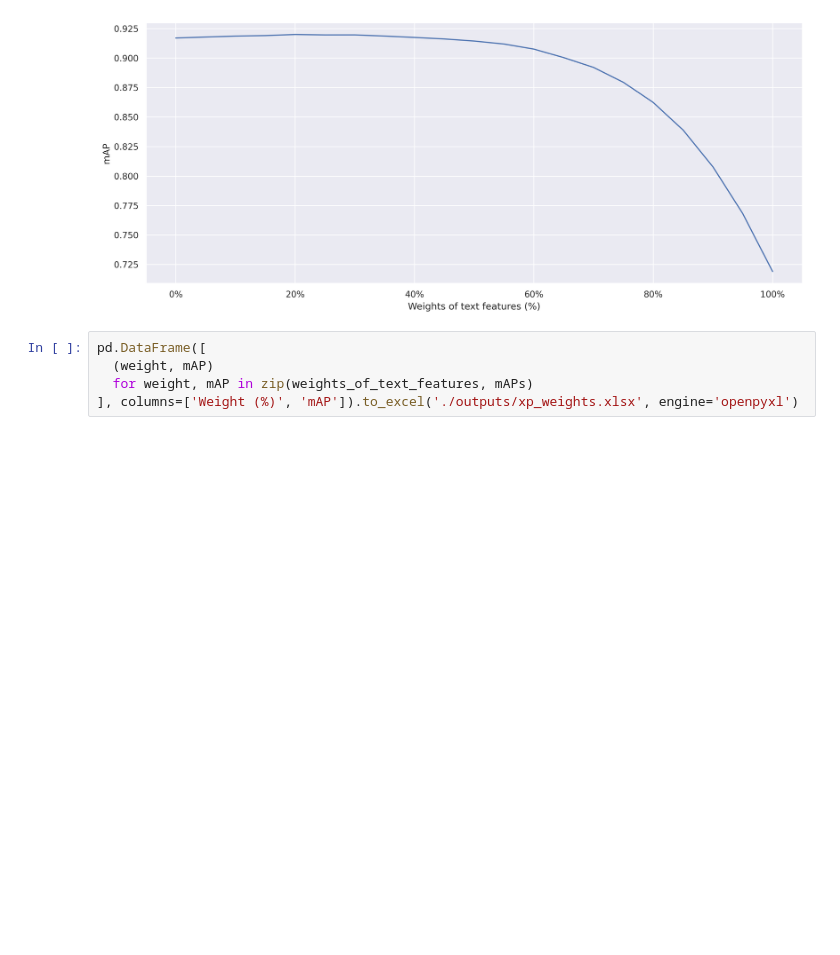
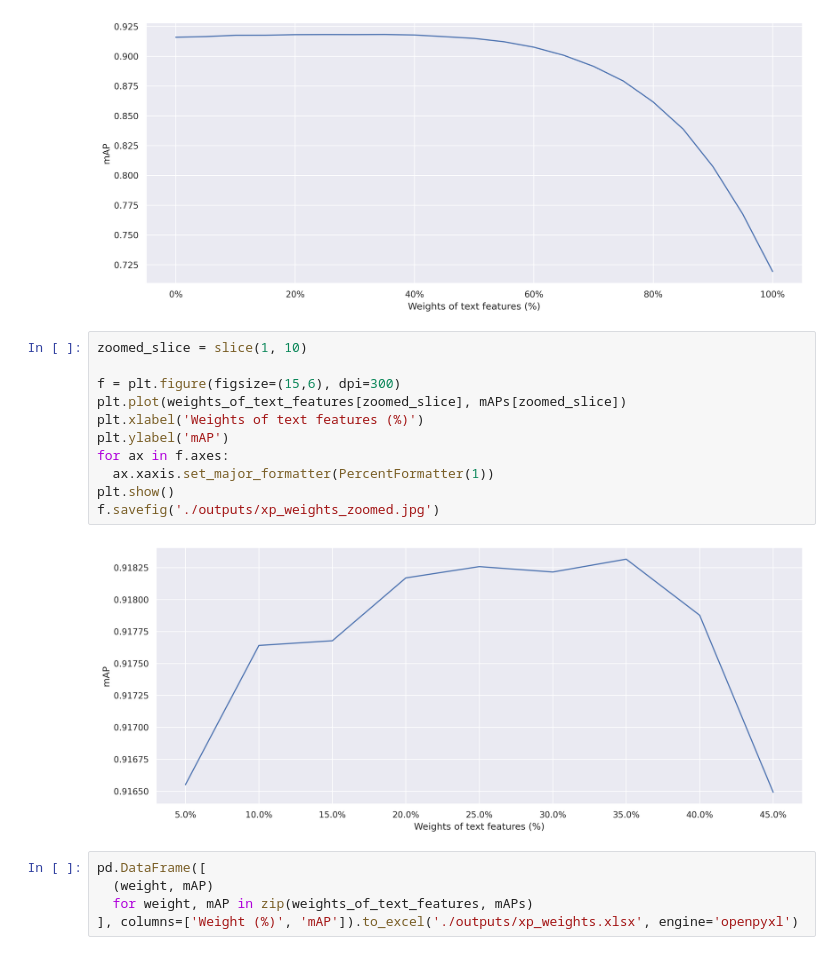
Before and after one commit to AwePhD/td_baseline, a Jupyter notebook: notebooks/xp/weight_baseline.ipynb, the cells around one changed output. Cells and saved outputs as stored; diff of their text form; blank space fills up the shorter version.

Commit message:
notebooks: add zoomed area of weight td-baseline on d-reid settings

```diff
--- a/notebooks/xp/weight_baseline.ipynb
+++ b/notebooks/xp/weight_baseline.ipynb
@@ -22,6 +22,19 @@ plt.show()
 f.savefig('./outputs/xp_weights.jpg')
 # %% [output]
 [figure]
+# %%
+zoomed_slice = slice(1, 10)
+
+f = plt.figure(figsize=(15,6), dpi=300)
+plt.plot(weights_of_text_features[zoomed_slice], mAPs[zoomed_slice])
+plt.xlabel('Weights of text features (%)')
+plt.ylabel('mAP')
+for ax in f.axes:
+  ax.xaxis.set_major_formatter(PercentFormatter(1))
+plt.show()
+f.savefig('./outputs/xp_weights_zoomed.jpg')
+# %% [output]
+[figure, added]
 # %%
 pd.DataFrame([
   (weight, mAP)
```
